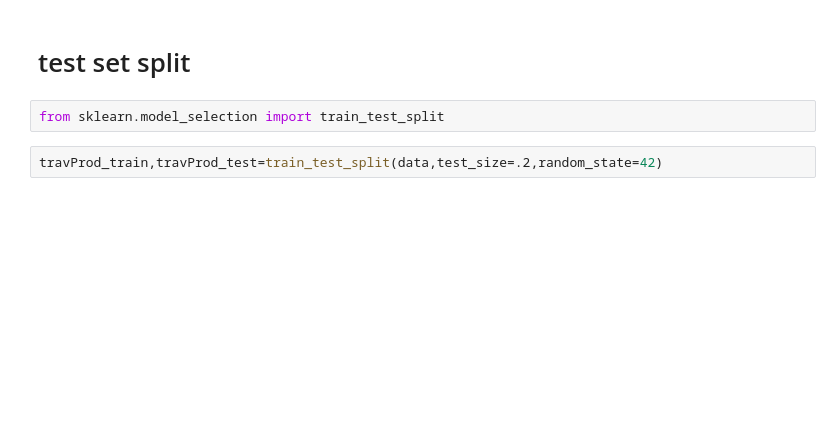
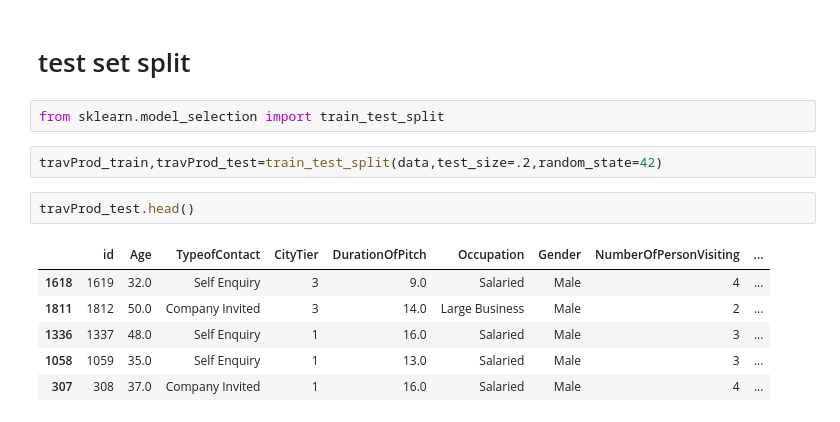
Before and after one commit to Junho65/Kaggle-DACON, a Jupyter notebook: (DACON)Travel_Prediction/travel_prediction.ipynb, the cells around one changed output. Cells and saved outputs as stored; diff of their text form; blank space fills up the shorter version.

```diff
--- a/(DACON)Travel_Prediction/travel_prediction.ipynb
+++ b/(DACON)Travel_Prediction/travel_prediction.ipynb
@@ -199,3 +205,12 @@ data.corr().style.background_gradient()
 from sklearn.model_selection import train_test_split
 # %%
 travProd_train,travProd_test=train_test_split(data,test_size=.2,random_state=42)
+# %%
+travProd_test.head()
+# %% [output]
+|  | id | Age | TypeofContact | CityTier | DurationOfPitch | Occupation | Gender | NumberOfPersonVisiting | ... |
+| 1618 | 1619 | 32.0 | Self Enquiry | 3 | 9.0 | Salaried | Male | 4 | ... |
+| 1811 | 1812 | 50.0 | Company Invited | 3 | 14.0 | Large Business | Male | 2 | ... |
+| 1336 | 1337 | 48.0 | Self Enquiry | 1 | 16.0 | Salaried | Male | 3 | ... |
+| 1058 | 1059 | 35.0 | Self Enquiry | 1 | 13.0 | Salaried | Male | 3 | ... |
+| 307 | 308 | 37.0 | Company Invited | 1 | 16.0 | Salaried | Male | 4 | ... |
```
Also changed, not shown: parts of 19 cells of this notebook, 1 other file.
